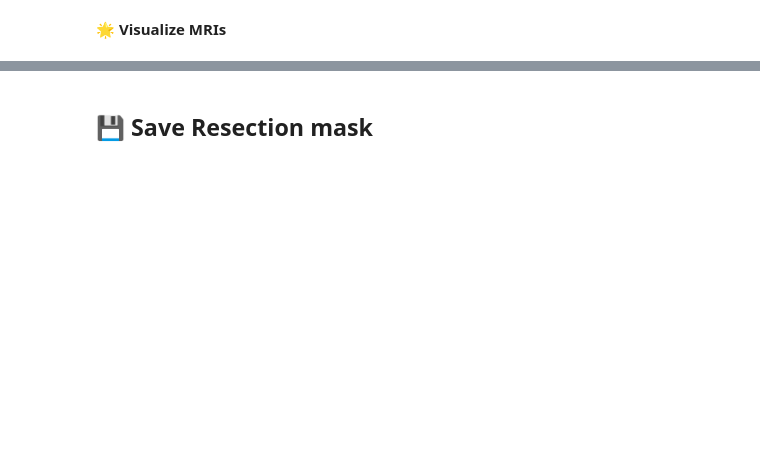
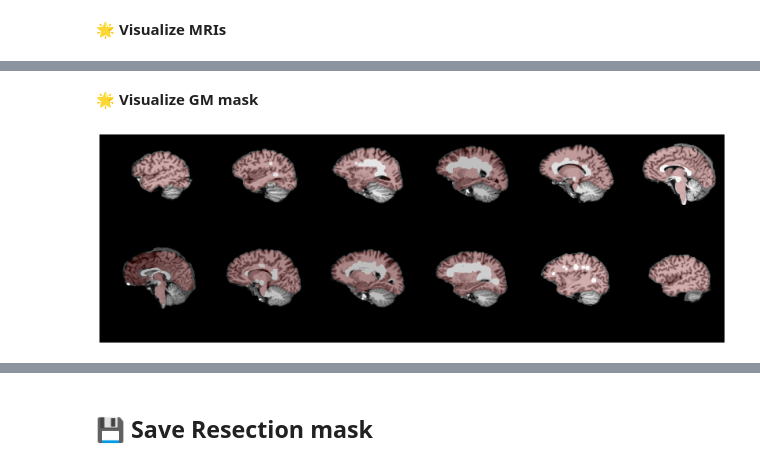
Before and after one commit to NinoHerve/mindmap, a Jupyter notebook: anatomy/resection_segmentation.ipynb, the cells around one changed output, grey strips where cells are left out. Saved outputs shown, nothing was run; the diff lists cells and outputs as text; code cells hidden in the pictures; blank space fills up the shorter version.

```diff
--- a/anatomy/resection_segmentation.ipynb
+++ b/anatomy/resection_segmentation.ipynb
@@ -44,2 +47,13 @@ gm_mask  = data["parc"].create_mask()
+# %%
+# prepare GM mask
+gm_mask = ants.from_numpy(
+    data           = data["parc"].create_mask().get_fdata(),
+    origin         = data["T1-brain"].origin,
+    spacing        = data["T1-brain"].spacing,
+    direction      = data["T1-brain"].direction,
+    has_components = data["T1-brain"].has_components,
+)
+
+gm_mask = ants.morphology(gm_mask, "close", radius=5, mtype="binary", shape="ball")
 # %% [markdown]
 🌟 **Visualize MRIs**
@@ -160,0 +64,6 @@ Gray matter insided the resection area
+# %% [markdown]
+🌟 **Visualize GM mask**
+# %%
+data["T1-brain"].plot(overlay=gm_mask, overlay_alpha=0.3, ncol=6, figsize=3)
+# %% [output]
+[figure, added]
```
Also changed, not shown: parts of 43 cells of this notebook, 11 other files.
